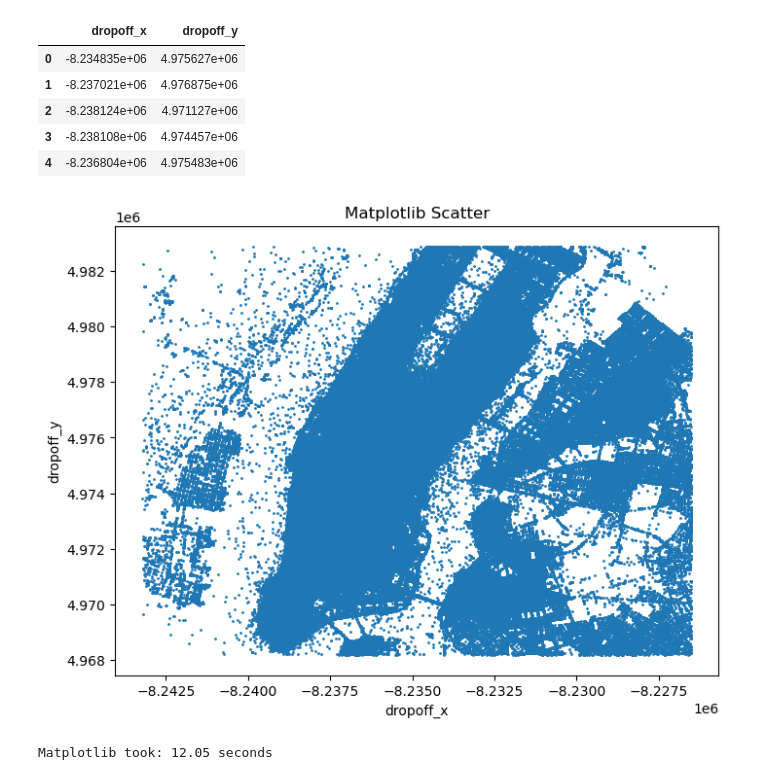
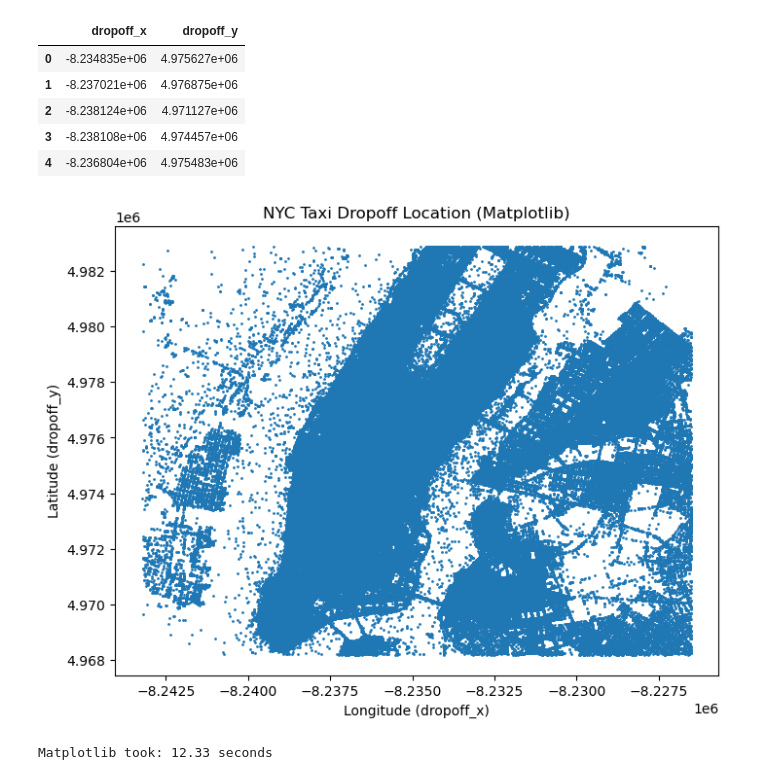
Before and after one commit to hoanW/Datashader, a Jupyter notebook: example.ipynb, the cells around one changed output. Saved outputs shown, nothing was run; the diff lists cells and outputs as text; code cells hidden in the pictures.

```diff
--- a/example.ipynb
+++ b/example.ipynb
@@ -20,27 +20,27 @@ Anzahl Datenpunkte: 10679307
 # %%
 start_mpl = time.time()
 
 df_mpl = df.compute()
 
 plt.figure(figsize=(8, 6))
 plt.scatter(
     df_mpl["dropoff_x"],
     df_mpl["dropoff_y"],
     s=1
 )
-plt.title("Matplotlib Scatter")
-plt.xlabel("dropoff_x")
-plt.ylabel("dropoff_y")
+plt.title("NYC Taxi Dropoff Location (Matplotlib)")
+plt.xlabel("Longitude (dropoff_x)")
+plt.ylabel("Latitude (dropoff_y)")
 
 plt.show()
 
 end_mpl = time.time()
 mpl_time = end_mpl - start_mpl
 
 print(f"Matplotlib took: {mpl_time:.2f} seconds")
 # %% [output]
-[figure, old version]
+[figure, new version]
-Matplotlib took: 12.05 seconds
+Matplotlib took: 12.33 seconds
 # %%
 start_ds = time.time()
 canvas = ds.Canvas(
```
Also changed, not shown: parts of 2 cells of this notebook, 1 other file.
